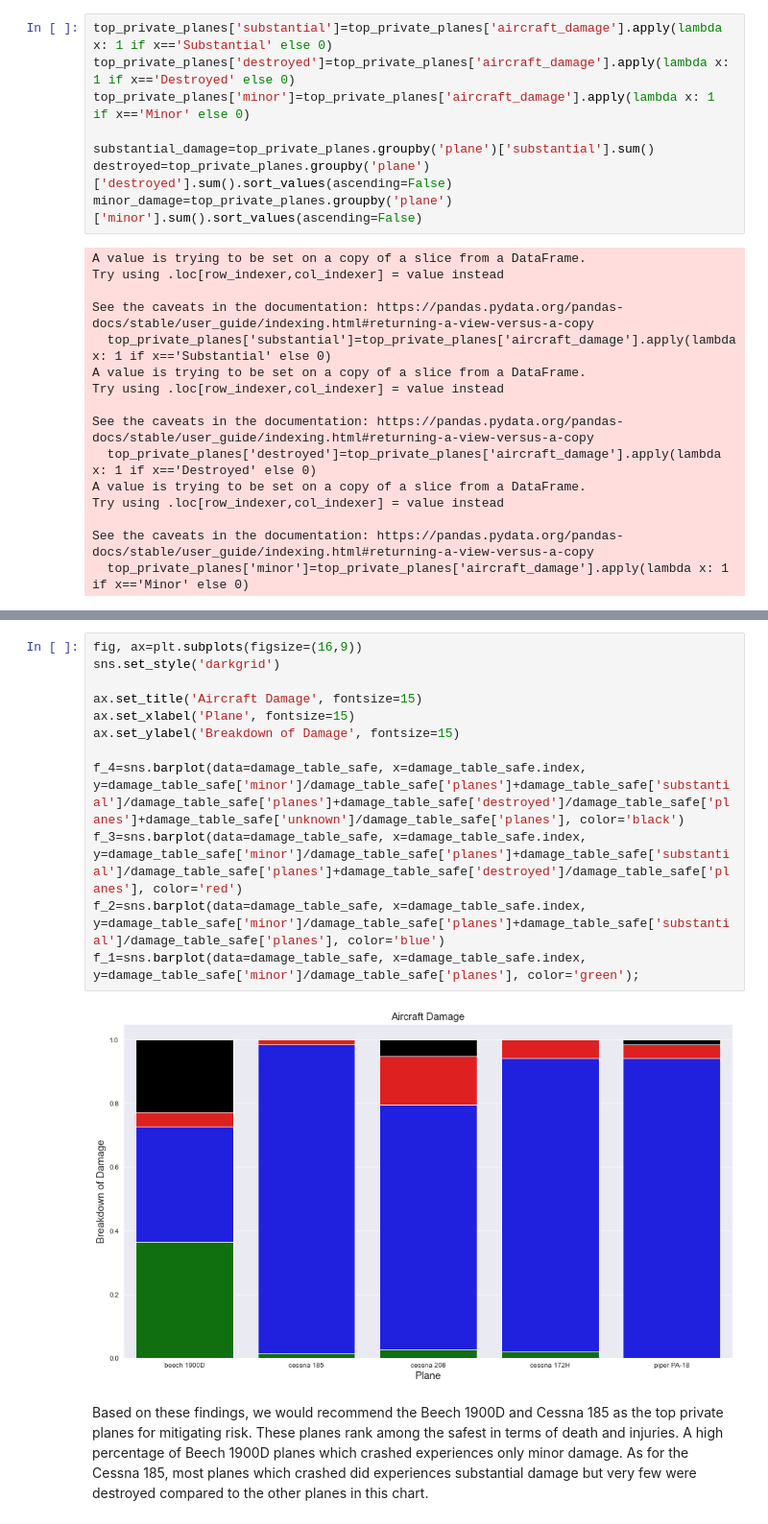
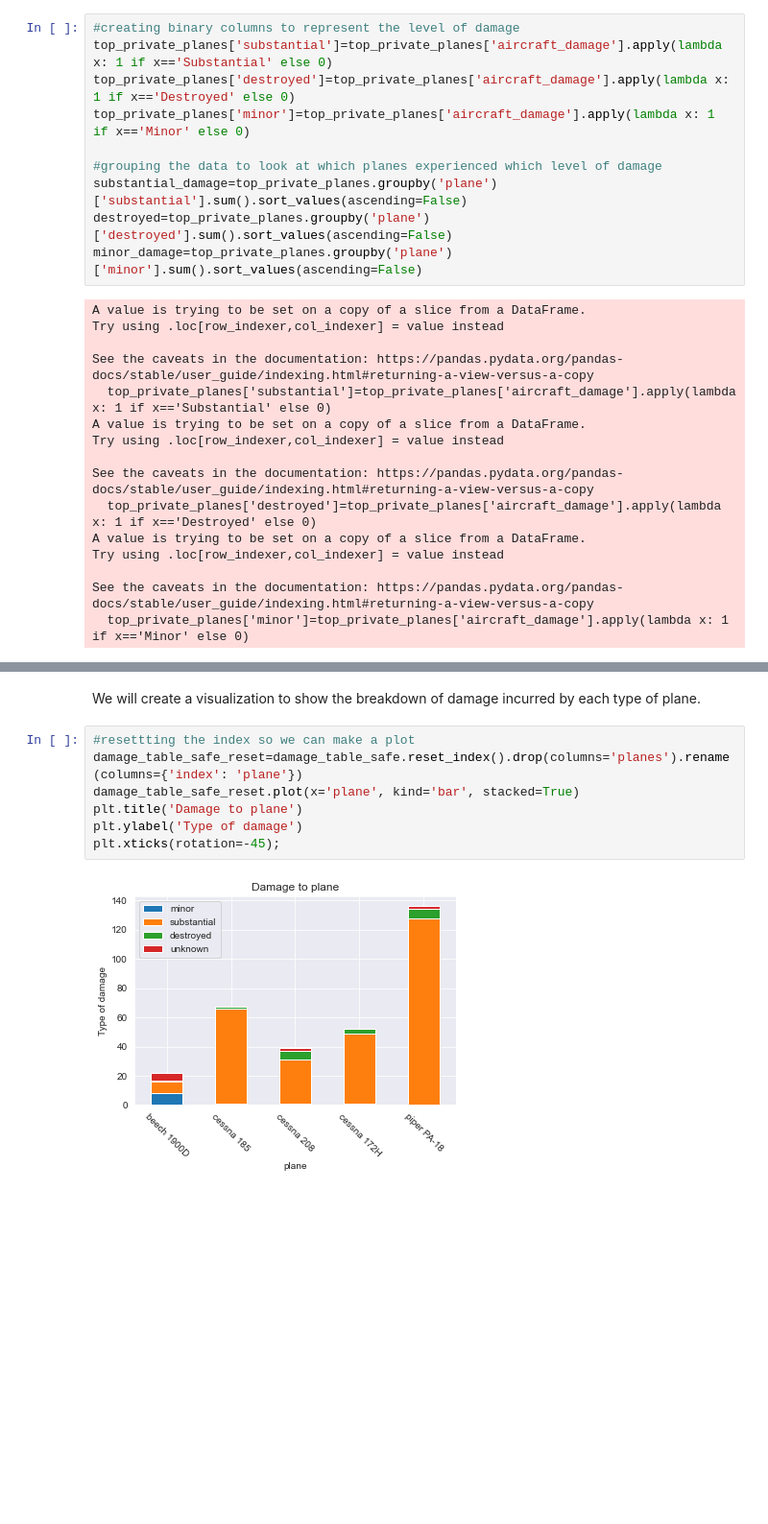
Before and after one commit to jtjohn172/Aviation-Data-Analysis-Project, a Jupyter notebook: notebooks/private-planes.ipynb, the cells around one changed output, grey strips where cells are left out. Shown: that part at 96% size. Saved outputs shown, nothing was run; the diff lists cells and outputs as text; blank space fills up the shorter version.

Commit message:
Updated charts, added comments

```diff
--- a/notebooks/private-planes.ipynb
+++ b/notebooks/private-planes.ipynb
@@ -242,11 +245,13 @@ Minor           107
 Unknown          23
 Name: aircraft_damage, dtype: int64
 # %%
+#creating binary columns to represent the level of damage
 top_private_planes['substantial']=top_private_planes['aircraft_damage'].apply(lambda x: 1 if x=='Substantial' else 0)
 top_private_planes['destroyed']=top_private_planes['aircraft_damage'].apply(lambda x: 1 if x=='Destroyed' else 0)
 top_private_planes['minor']=top_private_planes['aircraft_damage'].apply(lambda x: 1 if x=='Minor' else 0)
 
-substantial_damage=top_private_planes.groupby('plane')['substantial'].sum()
+#grouping the data to look at which planes experienced which level of damage
+substantial_damage=top_private_planes.groupby('plane')['substantial'].sum().sort_values(ascending=False)
 destroyed=top_private_planes.groupby('plane')['destroyed'].sum().sort_values(ascending=False)
 minor_damage=top_private_planes.groupby('plane')['minor'].sum().sort_values(ascending=False)
 # %% [output]
@@ -302,16 +309,11 @@ safest_planes
-# %%
-fig, ax=plt.subplots(figsize=(16,9))
-sns.set_style('darkgrid')
-
-ax.set_title('Aircraft Damage', fontsize=15)
-ax.set_xlabel('Plane', fontsize=15)
-ax.set_ylabel('Breakdown of Damage', fontsize=15)
-
-f_4=sns.barplot(data=damage_table_safe, x=damage_table_safe.index, y=damage_table_safe['minor']/damage_table_safe['planes']+damage_table_safe['substantial']/damage_table_safe['planes']+damage_table_safe['destroyed']/damage_table_safe['planes']+damage_table_safe['unknown']/damage_table_safe['planes'], color='black')
-f_3=sns.barplot(data=damage_table_safe, x=damage_table_safe.index, y=damage_table_safe['minor']/damage_table_safe['planes']+damage_table_safe['substantial']/damage_table_safe['planes']+damage_table_safe['destroyed']/damage_table_safe['planes'], color='red')
-f_2=sns.barplot(data=damage_table_safe, x=damage_table_safe.index, y=damage_table_safe['minor']/damage_table_safe['planes']+damage_table_safe['substantial']/damage_table_safe['planes'], color='blue')
-f_1=sns.barplot(data=damage_table_safe, x=damage_table_safe.index, y=damage_table_safe['minor']/damage_table_safe['planes'], color='green');
-# %% [output]
-[figure, removed]
-# %% [markdown]
-Based on these findings, we would recommend the Beech 1900D and Cessna 185 as the top private planes for mitigating risk. These planes rank among the safest in terms of death and injuries. A high percentage of Beech 1900D planes which crashed experiences only minor damage. As for the Cessna 185, most planes which crashed did experiences substantial damage but very few were destroyed compared to the other planes in this chart.
+# %% [markdown]
+We will create a visualization to show the breakdown of damage incurred by each type of plane.
+# %%
+#resettting the index so we can make a plot
+damage_table_safe_reset=damage_table_safe.reset_index().drop(columns='planes').rename(columns={'index': 'plane'})
+damage_table_safe_reset.plot(x='plane', kind='bar', stacked=True)
+plt.title('Damage to plane')
+plt.ylabel('Type of damage')
+plt.xticks(rotation=-45);
+# %% [output]
+[figure, added]
```
Also changed, not shown: parts of 16 cells of this notebook.
